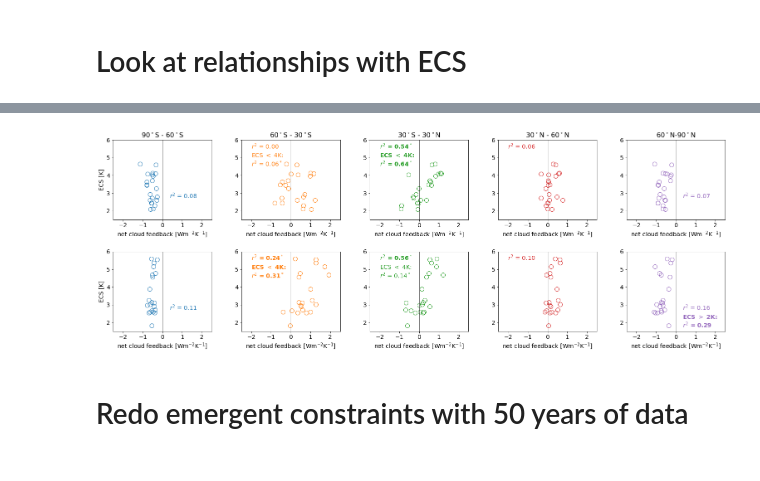
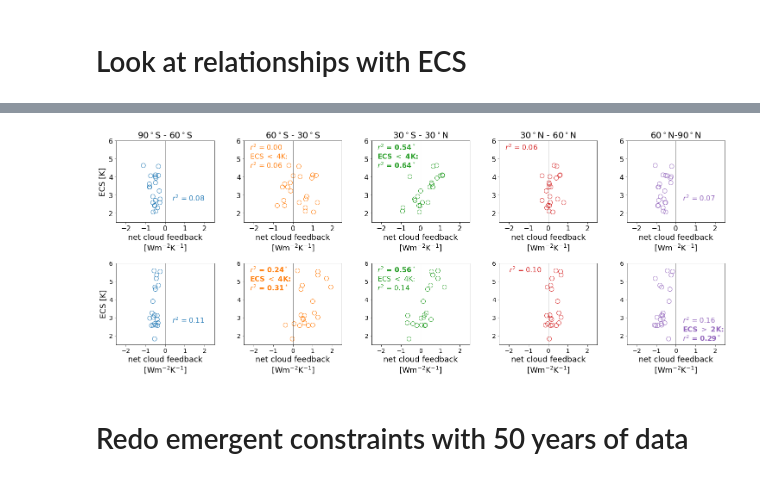
Before and after one commit to nicklutsko/Regional_Emergent_Constraints, a Jupyter notebook: Regional Emergent Constraints.ipynb, the cells around one changed output, grey strips where cells are left out. Cells and saved outputs as stored; diff of their text form; code cells hidden in the pictures.

```diff
--- a/Regional Emergent Constraints.ipynb
+++ b/Regional Emergent Constraints.ipynb
@@ -211,10 +223,17 @@ for k in range( 5 ):
     cannual_cre = annual_mean(obs_cre)
     cannual_t = ssi.detrend(cannual_t)
     cannual_cre = ssi.detrend(cannual_cre)
+
     ceres_an[k] = lin_regression( cannual_t, cannual_cre)[0]
     ceres_an_se[k] = lin_regression( cannual_t, cannual_cre)[4] * 1.96
+    ceres_an_dof = eff_dof( cannual_t, cannual_cre )
+    ceres_an_se[k] *= ceres_an_dof
+    print("DOF:", ceres_an_dof)
 
     obs_t = deasonalize(obs_t)
     obs_cre = deasonalize(obs_cre)
     ceres_mon[k] = lin_regression( obs_t, obs_cre)[0]
     ceres_mon_se[k] = lin_regression( obs_t, obs_cre)[4] * 1.96
+    ceres_mon_dof = eff_dof( obs_t, obs_cre )
+    ceres_mon_se[k] *= ceres_mon_dof
+    print("DOF M:", ceres_mon_dof)
@@ -259,3 +324,11 @@ print(pval[1])
  [1.36870409e-02 3.20489109e-04 1.25597989e-03]
  [3.94892914e-01 3.80932411e-02 6.50499976e-01]
  [8.05504086e-01 1.59817694e-01 3.49813148e-01]]
+# %%
+masked_dcre_dt_a = np.ma.masked_where(dcre_dt_a < -1., dcre_dt_a)
+masked_dcre_dt_m = np.ma.masked_where(dcre_dt_a < -1., dcre_dt_m)
+masked_dif_CRE = np.ma.masked_where(dcre_dt_a[:, 0] < -1., dif_CRE)
+for i in range( 1):
+    for j in range( 3):
+        print(np.ma.corrcoef(-masked_dcre_dt_m[i, j, :d], -masked_dif_CRE[i, :d])[0, 1] ** 2)
+        print(np.ma.corrcoef(-masked_dcre_dt_a[i, j, :d], -masked_dif_CRE[i, :d])[0, 1] ** 2)
@@ -875,79 +955,79 @@ for i in range(5):
 # %%
 #Plot relationships
 fig = plt.figure( figsize = (22, 8) )
-plt.subplots_adjust(left = 0.04, right = 0.97, bottom = 0.15, top = 0.95, hspace = 0.4, wspace = 0.3)
+plt.subplots_adjust(left = 0.08, right = 0.97, bottom = 0.13, top = 0.95, hspace = 0.5, wspace = 0.3)
 
 for i in range( 5 ):
     plt.subplot(2, 5, i + 6)
 
     plt.plot( -dif_CRE[i], ECS, 'o', color = 'None', markeredgecolor = cs[2 * i], markersize = 10)
     if i == 1 or i == 2:
-        plt.text(-2., 5.5, "$r^2$ = %.2f$^*$" % ECS_corrs[0, i], fontsize = 14,
+        plt.text(-2.2, 5.5, "$r^2$ = %.2f$^*$" % ECS_corrs[0, i], fontsize = 16,
                  color = cs[2 * i], weight = "bold")
         if i == 2:
-            plt.text(-2., 4.5, "ECS $<$ 4K:\n$r^2$ = %.2f$^*$" % corrs_4K[0, i], fontsize = 14,
+            plt.text(-2.2, 4.5, "ECS $<$ 4K:\n$r^2$ = %.2f" % corrs_4K[0, i], fontsize = 16,
                  color = cs[2 * i])
         else:
-            plt.text(-2., 4.5, "ECS $<$ 4K:\n$r^2$ = %.2f$^*$" % corrs_4K[0, i], fontsize = 14,
+            plt.text(-2.2, 4.5, "ECS $<$ 4K:\n$r^2$ = %.2f$^*$" % corrs_4K[0, i], fontsize = 16,
                  color = cs[2 * i], weight = "bold")
     if i == 3:
-        plt.text(-2., 5.5, "$r^2$ = %.2f" %  ECS_corrs[0, i], fontsize = 14,
+        plt.text(-2., 5.5, "$r^2$ = %.2f" %  ECS_corrs[0, i], fontsize = 16,
                  color = cs[2 * i])
     if i == 0 or i == 4:
-        plt.text(0.35, 2.7, "$r^2$ = %.2f" %  ECS_corrs[0, i], fontsize = 14,
+        plt.text(0.35, 2.7, "$r^2$ = %.2f" %  ECS_corrs[0, i], fontsize = 16,
                  color = cs[2 * i])
         if i == 4:
-            plt.text(0.35, 1.7, "ECS $>$ 2K:\n$r^2$ = %.2f" %  corrs_2K[i], fontsize = 14,
+            plt.text(0.35, 1.7, "ECS $>$ 2K:\n$r^2$ = %.2f$^*$" %  corrs_2K[i], fontsize = 16,
                  color = cs[2 * i], weight = "bold")
 
-    plt.xlabel("net cloud feedback [Wm$^{-2}$K$^{-1}$]", fontsize = 14)
+    plt.xlabel("net cloud feedback\n[Wm$^{-2}$K$^{-1}$]", fontsize = 18)
     if i == 0:
-        plt.ylabel("ECS [K]", fontsize = 14)
+        plt.ylabel("ECS [K]", fontsize = 18)
 
     plt.axvline(x = 0, color = 'k', linewidth = 0.5)
 
     plt.xlim([-2.5, 2.5])
     plt.ylim([1.5, 6.])
     plt.xticks([-2., -1., 0., 1., 2.], fontsize = 14)
     plt.yticks([2., 3., 4., 5., 6.], fontsize = 14)
 
 for i in range( 5 ):
     plt.subplot(2, 5, i + 1)
-    plt.title(titles[i], fontsize = 16)
+    plt.title(titles[i], fontsize = 20)
 
     plt.plot( -cmip5_net_cre[i], cmip5_ECS, 'o', color = 'None', markeredgecolor = cs[2 * i], markersize = 10)
     if i == 1:
-        plt.text(-2., 5.5, "$r^2$ = %.2f" %  ECS_corrs[1, i], fontsize = 14,
+        plt.text(-2.2, 5.5, "$r^2$ = %.2f" %  ECS_corrs[1, i], fontsize = 16,
                  color = cs[2 * i])
-        plt.text(-2., 4.5, "ECS $<$ 4K:\n$r^2$ = %.2f$^*$" % corrs_4K[1, i], fontsize = 14,
+        plt.text(-2.2, 4.5, "ECS $<$ 4K:\n$r^2$ = %.2f" % corrs_4K[1, i], fontsize = 16,
                  color = cs[2 * i])
     if i == 2:
-        plt.text(-2., 5.5, "$r^2$ = %.2f$^*$" % ECS_corrs[1, i], fontsize = 14,
+        plt.text(-2.2, 5.5, "$r^2$ = %.2f$^*$" % ECS_corrs[1, i], fontsize = 16,
                  color = cs[2 * i], weight = "bold")
-        plt.text(-2., 4.5, "ECS $<$ 4K:\n$r^2$ = %.2f$^*$" % corrs_4K[1, i], fontsize = 14,
+        plt.text(-2.2, 4.5, "ECS $<$ 4K:\n$r^2$ = %.2f$^*$" % corrs_4K[1, i], fontsize = 16,
                  color = cs[2 * i], weight = "bold")
     if i == 3:
-        plt.text(-2., 5.5, "$r^2$ = %.2f" % ECS_corrs[1, i], fontsize = 14,
+        plt.text(-2.2, 5.5, "$r^2$ = %.2f" % ECS_corrs[1, i], fontsize = 16,
                  color = cs[2 * i])
     if i %4 == 0:
-        plt.text(.35, 2.7, "$r^2$ = %.2f" % ECS_corrs[1, i], fontsize = 14,
+        plt.text(.35, 2.7, "$r^2$ = %.2f" % ECS_corrs[1, i], fontsize = 16,
                  color = cs[2 * i])
 
-    plt.xlabel("net cloud feedback [Wm$^{-2}$K$^{-1}$]", fontsize = 14)
+    plt.xlabel("net cloud feedback\n[Wm$^{-2}$K$^{-1}$]", fontsize = 18)
     if i == 0:
-        plt.ylabel("ECS [K]", fontsize = 14)
+        plt.ylabel("ECS [K]", fontsize = 18)
 
     plt.axvline(x = 0, color = 'k', linewidth = 0.5)
 
     plt.xlim([-2.5, 2.5])
     plt.ylim([1.5, 6.])
-    plt.xticks([-2., -1., 0., 1., 2.], fontsize = 14)
-    plt.yticks([2., 3., 4., 5., 6.], fontsize = 14)
+    plt.xticks([-2., -1., 0., 1., 2.], fontsize = 16)
+    plt.yticks([2., 3., 4., 5., 6.], fontsize = 16)
 
 plt.savefig("EC_breakdown.png")
 plt.savefig("EC_breakdown.pdf")
 # %% [output]
-[figure, old version]
+[figure, new version]
 # %% [markdown]
 # Redo emergent constraints with 50 years of data
 # %%
```
Also changed, not shown: parts of 21 cells of this notebook.
